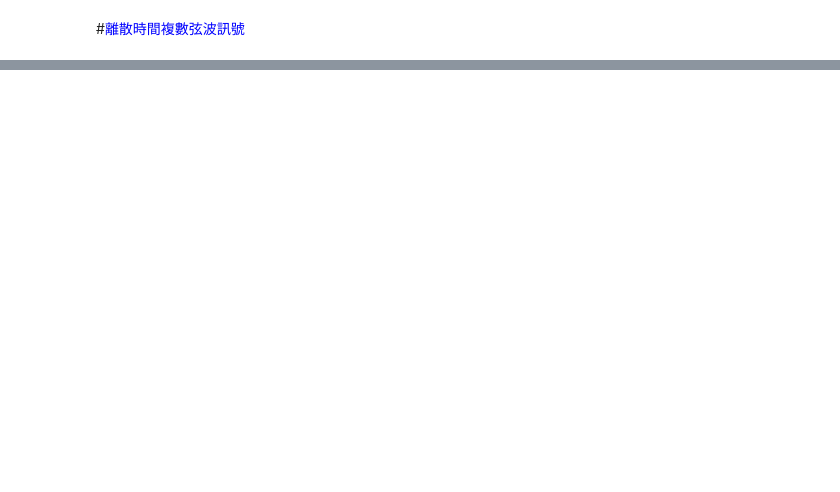
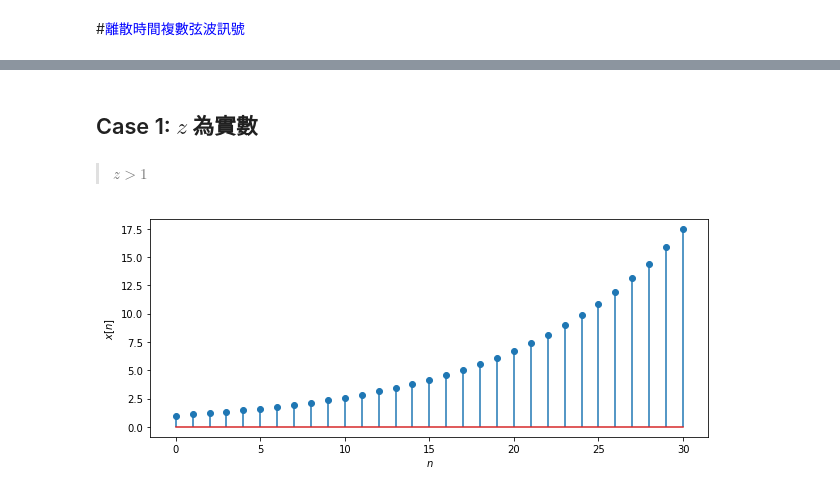
Before and after one commit to luckguy/SS2022, a Jupyter notebook: SS02_d.ipynb, the cells around one changed output, grey strips where cells are left out. Saved outputs shown, nothing was run; the diff lists cells and outputs as text; code cells hidden in the pictures; blank space fills up the shorter version.

```diff
--- a/SS02_d.ipynb
+++ b/SS02_d.ipynb
@@ -61,15 +61,20 @@ import numpy as np
 import matplotlib.pyplot as plt
 %matplotlib inline
 
+def exponential_signal(k,*args):
+    if (len(args)==1):  # z^n
+        z=args[0]
+        return z**k;
+    else:   # z^n=(sigma+jomga)^n
+        Sigma=args[0]
+        Omega=args[1]
+        return(np.exp((Sigma+1j*Omega)*k))
 
-def exponential_signal(k, Sigma, Omega):
-    return np.exp((Sigma + 1j * Omega) * k)
-
-def plot_real_signal(k,x):
-    plot.figure(figsize=(10,4))
+def plot_real_signal(k, x):
+    plt.figure(figsize=(10,4))
     plt.stem(k,np.real(x),use_line_collection=True)
-    plot.xlabel('$n$')
-    plot.ylabel(r'$x[n]$')
+    plt.xlabel('$n$')
+    plt.ylabel(r'$x[n]$')
 
 def plot_complex_signal(k, x):
     plt.figure(figsize=(10, 4))
@@ -83,3 +88,15 @@ def plot_complex_signal(k, x):
     plt.xlabel('$n$')
     plt.ylabel(r'$\Im \{ x[n] \}$')
     plt.tight_layout()
+# %% [markdown]
+## Case 1: $z$ 為實數
+# %% [markdown]
+
+> $z>1$
+# %%
+k = np.arange(31)
+z=1.1
+x = exponential_signal(k, z)
+plot_real_signal(k,x)
+# %% [output]
+[figure, added]
```
Also changed, not shown: parts of 7 cells of this notebook.
